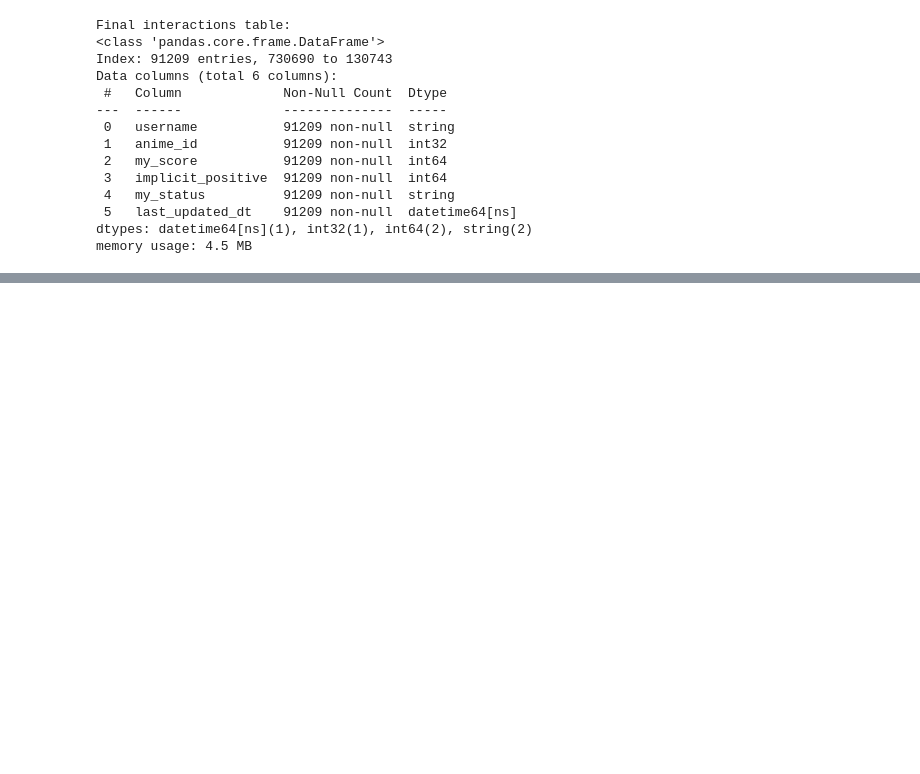
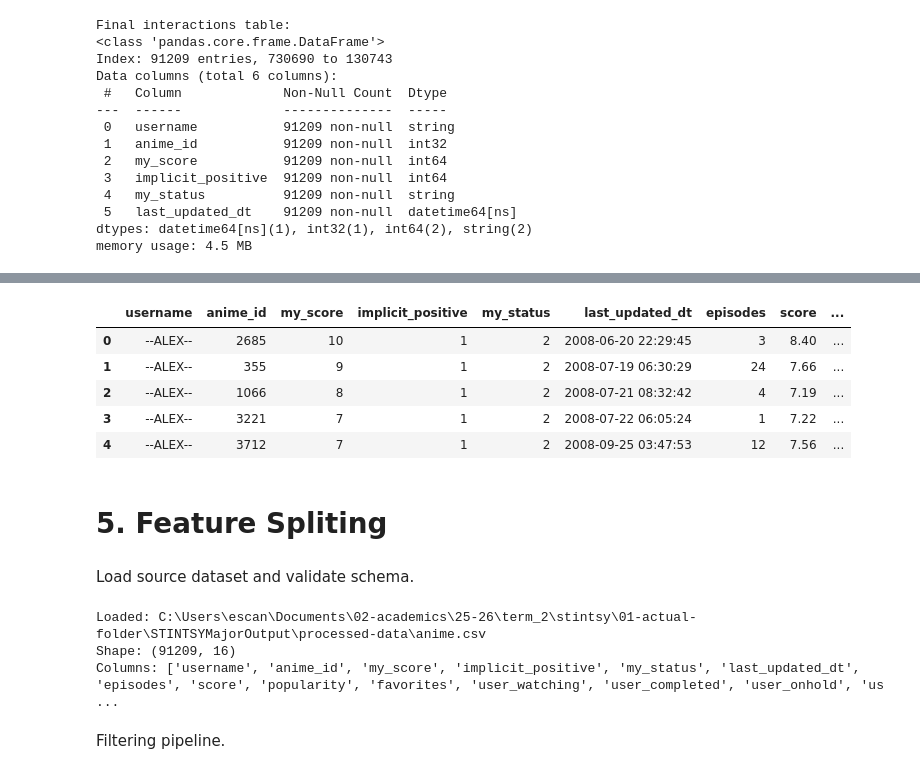
Before and after one commit to prynetopg777/STINTSYMajorOutput, a Jupyter notebook: 01_AnimePref.ipynb, the cells around one changed output, grey strips where cells are left out. Cells and saved outputs as stored; diff of their text form; code cells hidden in the pictures; blank space fills up the shorter version.

```diff
--- a/01_AnimePref.ipynb
+++ b/01_AnimePref.ipynb
@@ -992,0 +1099,18 @@ memory usage: 4.5 MB
+# %%
+# Merge final_interactions with user features
+final_merge = anime_merge.merge(
+    users[['username'] + user_col],
+    on="username",
+    how="left",
+    validate="m:1"
+)
+
+
+final_merge.head()
+# %% [output]
+|  | username | anime_id | my_score | implicit_positive | my_status | last_updated_dt | episodes | score | ... |
+| 0 | --ALEX-- | 2685 | 10 | 1 | 2 | 2008-06-20 22:29:45 | 3 | 8.40 | ... |
+| 1 | --ALEX-- | 355 | 9 | 1 | 2 | 2008-07-19 06:30:29 | 24 | 7.66 | ... |
+| 2 | --ALEX-- | 1066 | 8 | 1 | 2 | 2008-07-21 08:32:42 | 4 | 7.19 | ... |
+| 3 | --ALEX-- | 3221 | 7 | 1 | 2 | 2008-07-22 06:05:24 | 1 | 7.22 | ... |
+| 4 | --ALEX-- | 3712 | 7 | 1 | 2 | 2008-09-25 03:47:53 | 12 | 7.56 | ... |
@@ -992,0 +1121,2 @@ memory usage: 4.5 MB
+# %% [markdown]
+# 5. Feature Spliting
@@ -992,0 +1139,34 @@ memory usage: 4.5 MB
+# %% [markdown]
+Load source dataset and validate schema.
+# %%
+src_path = None
+
+for p in INPUT_CANDIDATES:
+    if p.exists():
+        src_path = p
+        break
+
+if src_path is None:
+    raise FileNotFoundError("dataset is not found.")
+
+if src_path.suffix.lower() == '.parquet':
+    df = pd.read_parquet(src_path)
+else:
+    df = pd.read_csv(src_path, low_memory=False)
+
+required_cols = ["username", "anime_id", "my_score", "last_updated_dt"]
+
+missing = [c for c in required_cols if c not in df.columns]
+
+if missing:
+    raise ValueError(f"Missing required columns: {missing}")
+
+print("Loaded:", src_path.resolve())
+print("Shape:", df.shape)
+print("Columns:", df.columns.tolist())
+# %% [output]
+Loaded: C:\Users\escan\Documents\02-academics\25-26\term_2\stintsy\01-actual-folder\STINTSYMajorOutput\processed-data\anime.csv
+Shape: (91209, 16)
+Columns: ['username', 'anime_id', 'my_score', 'implicit_positive', 'my_status', 'last_updated_dt', 'episodes', 'score', 'popularity', 'favorites', 'user_watching', 'user_completed', 'user_onhold', 'us ...
+# %% [markdown]
+Filtering pipeline.
```
Also changed, not shown: parts of 27 cells of this notebook, 2 other files.
